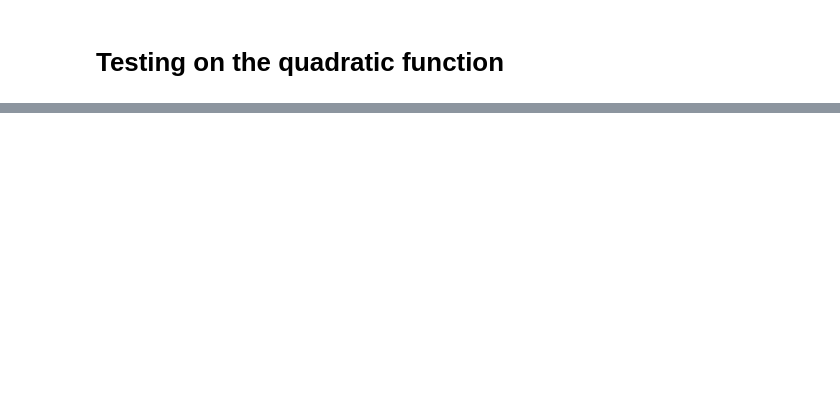
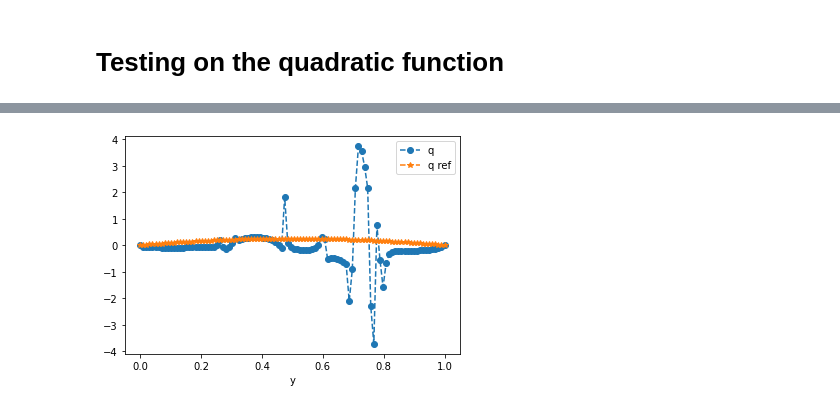
Before and after one commit to Zhengyu-Huang/Point-Jet, a Jupyter notebook: Poisson_model/Direct_NN.ipynb, the cells around one changed output, grey strips where cells are left out. Saved outputs shown, nothing was run; the diff lists cells and outputs as text; code cells hidden in the pictures; blank space fills up the shorter version.

```diff
--- a/Poisson_model/Direct_NN.ipynb
+++ b/Poisson_model/Direct_NN.ipynb
@@ -103,0 +145,14 @@ ax.legend()
+# %%
+
+plt.figure()
+# plt.plot(yy, np.mean(q_data[0, :], axis=0),  label="top")
+# plt.plot(yy, np.mean(q_data[1, :], axis=0),  label="bottom")
+
+plt.plot(yy, q_data[-1, :],  "--o", label="q")
+plt.plot(yy, q_sol,  "--*", label="q ref")
+
+plt.xlabel("y")
+plt.legend()
+plt.show()
+# %% [output]
+[figure, added]
```
Also changed, not shown: parts of 3 cells of this notebook.
